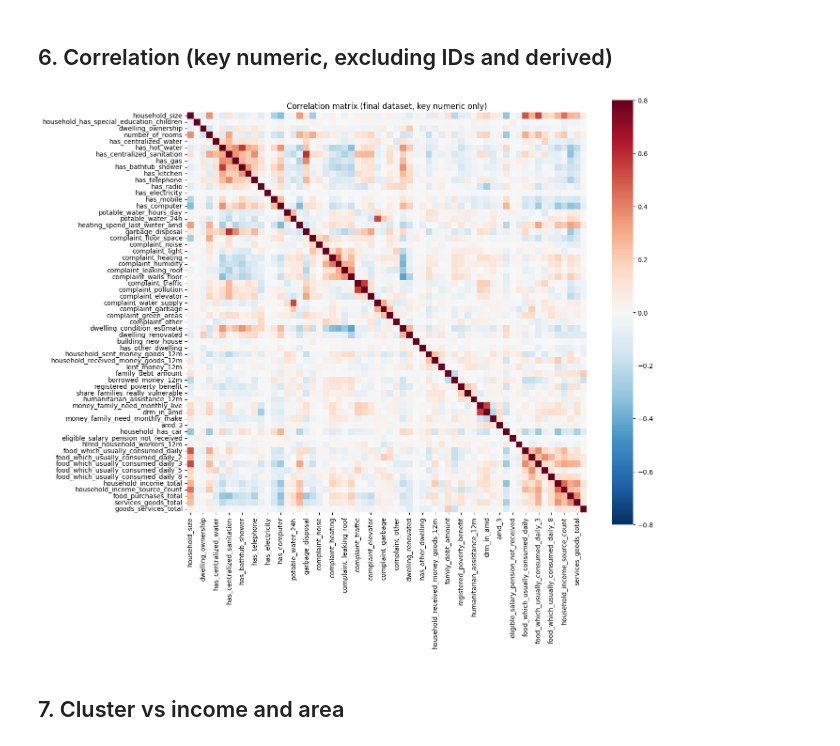
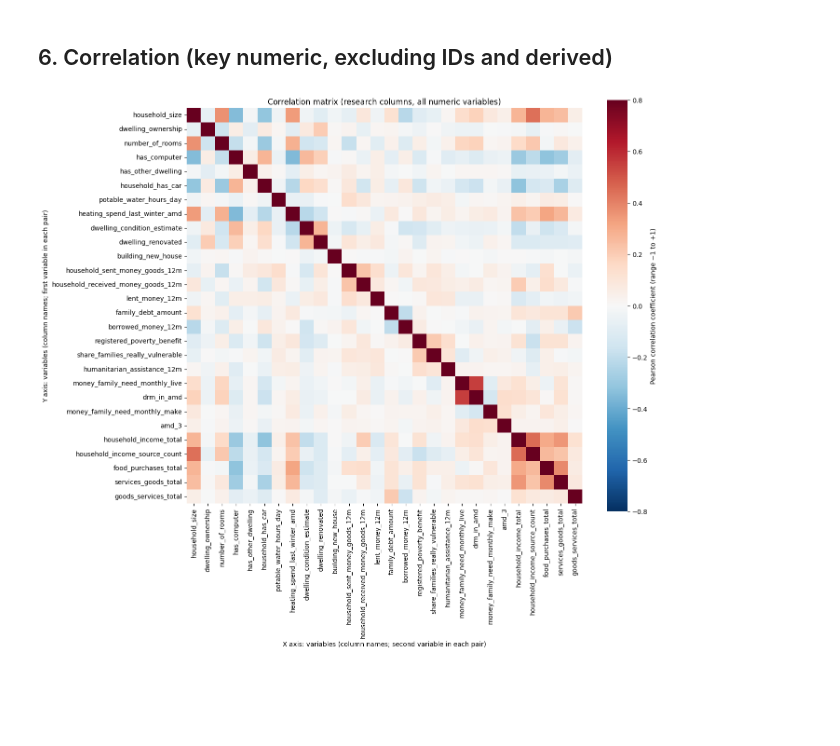
Before and after one commit to hovosukiasyan/capstone, a Jupyter notebook: notebooks/ilcs_eda_final_dataset.ipynb, the cells around one changed output. Cells and saved outputs as stored; diff of their text form; code cells hidden in the pictures; blank space fills up the shorter version.

```diff
--- a/notebooks/ilcs_eda_final_dataset.ipynb
+++ b/notebooks/ilcs_eda_final_dataset.ipynb
@@ -13,11 +15,16 @@ import seaborn as sns
 
 PROJECT_ROOT = Path("..").resolve()
 DATA_DIR = PROJECT_ROOT / "data" / "ilcs"
-FINAL_CSV = DATA_DIR / "final_dropped" / "ml_households_final_dropped.csv"
-
+# Imputed research columns (KNN k=9) — produced by t-SNE notebook step 4/5
+FINAL_CSV = DATA_DIR / "research" / "ml_households_research_columns_imputed.csv"
+if not FINAL_CSV.exists():
+    raise FileNotFoundError(
+        f"Not found: {FINAL_CSV}. Run the t-SNE notebook through step 5 (feature matrix) first to create the imputed research file."
+    )
 df = pd.read_csv(FINAL_CSV, low_memory=False)
-print(f"Shape: {df.shape[0]:,} rows × {df.shape[1]} columns")
+print(f"Shape: {df.shape[0]:,} rows × {df.shape[1]} columns (imputed; no missing)")
 print(f"\nColumn dtypes:\n{df.dtypes.value_counts()}")
-print(f"\nMissing per column (count):\n{df.isna().sum()[df.isna().sum() > 0] if df.isna().sum().gt(0).any() else 'None'}")
+missing = df.isna().sum()
+print(f"\nMissing per column (count):\n{missing[missing > 0] if missing.gt(0).any() else 'None'}")
 print(f"\nAll columns ({len(df.columns)}):", list(df.columns))
 # %% [output]
@@ -137,13 +205,14 @@ df[asset_cols].describe().T[["count", "mean", "std", "min", "50%", "max"]].round
 # %%
 exclude = {"recno", "date", "year", "weight", "sample_weight", "tsne_1", "tsne_2", "cluster"}
 num_for_corr = [c for c in numeric.columns if c not in exclude]
 corr = df[num_for_corr].corr()
 fig, ax = plt.subplots(figsize=(14, 12))
-sns.heatmap(corr, cmap="RdBu_r", center=0, vmin=-0.8, vmax=0.8, ax=ax, square=True)
-ax.set_title("Correlation matrix (final dataset, key numeric only)")
+sns.heatmap(corr, cmap="RdBu_r", center=0, vmin=-0.8, vmax=0.8, ax=ax, square=True,
+            cbar_kws={"label": "Pearson correlation coefficient (range −1 to +1)"})
+ax.set_title("Correlation matrix (research columns, all numeric variables)")
+ax.set_xlabel("X axis: variables (column names; second variable in each pair)")
+ax.set_ylabel("Y axis: variables (column names; first variable in each pair)")
 plt.tight_layout()
 plt.show()
 # %% [output]
-[figure, old version]
+[figure, new version]
-# %% [markdown]
-## 7. Cluster vs income and area
```
Also changed, not shown: parts of 24 cells of this notebook, 6 other files.
